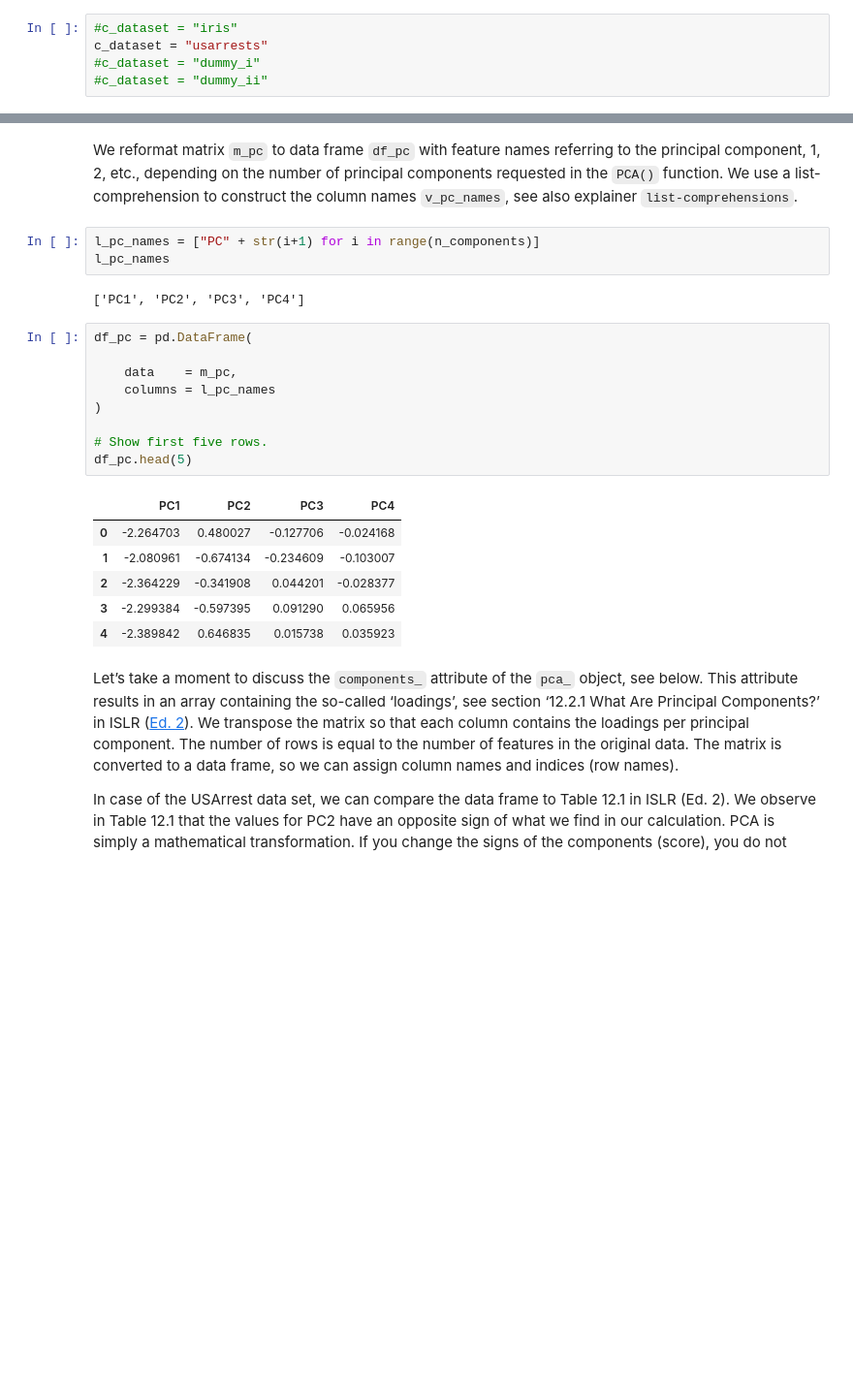
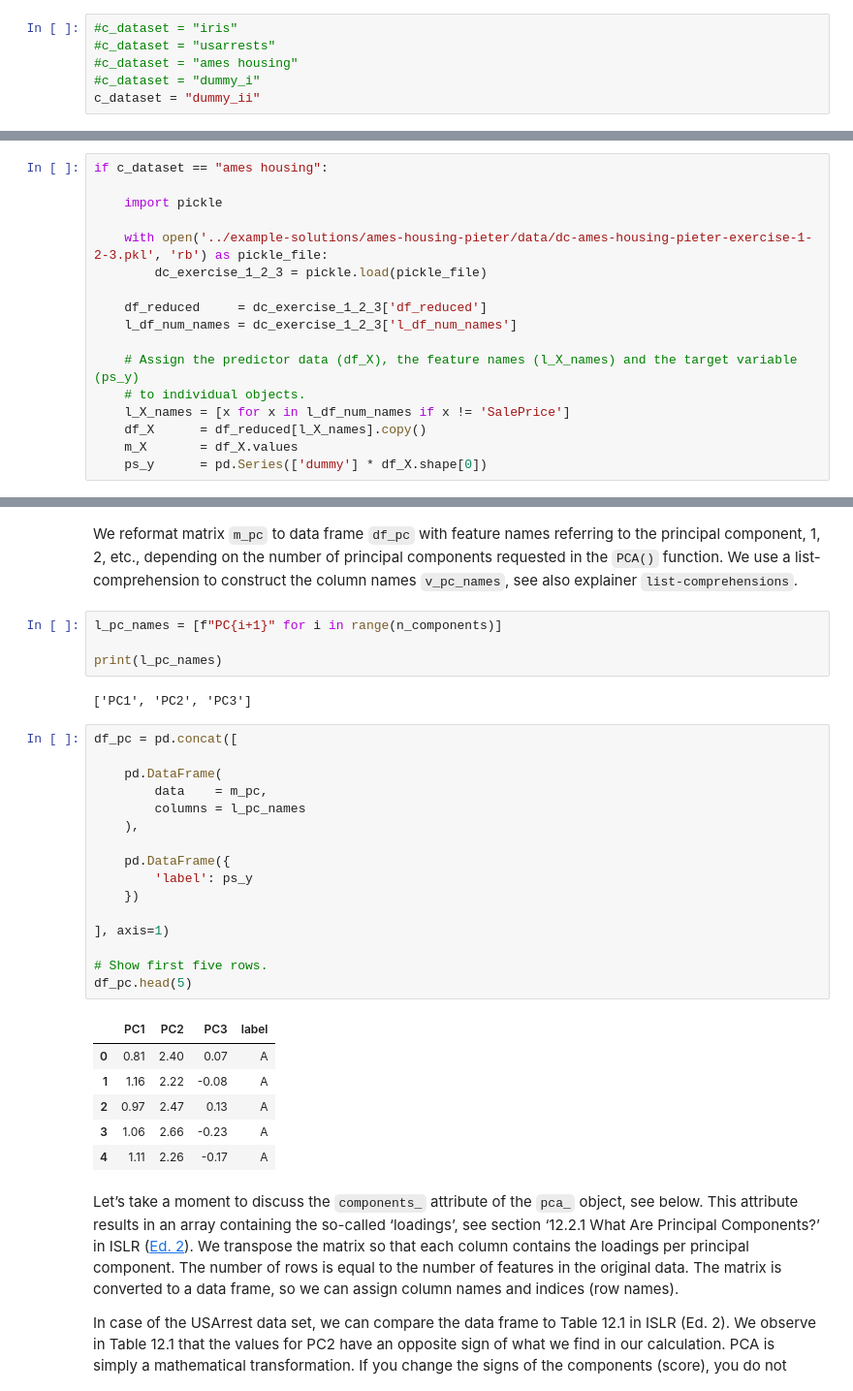
Before and after one commit to EAISI/machine-learning-with-python-explainers, a Jupyter notebook: ml-explainers/how-does-pca-work.ipynb, the cells around one changed output, grey strips where cells are left out. Shown at 97% size. Cells and saved outputs as stored; diff of their text form; blank space fills up the shorter version.

```diff
--- a/ml-explainers/how-does-pca-work.ipynb
+++ b/ml-explainers/how-does-pca-work.ipynb
@@ -52,9 +62,10 @@ With this notebook you can test PCA on four data sources:
 > **The same analysis can be done with any of these four data sets, just select the one you want below by removing the '#'.**
 # %%
 #c_dataset = "iris"
-c_dataset = "usarrests"
+#c_dataset = "usarrests"
+#c_dataset = "ames housing"
 #c_dataset = "dummy_i"
-#c_dataset = "dummy_ii"
+c_dataset = "dummy_ii"
 # %% [markdown]
 ##### Iris dataset
 
@@ -93,3 +107,20 @@ if c_dataset == "usarrests":
+# %%
+if c_dataset == "ames housing":
+
+    import pickle
+
+    with open('../example-solutions/ames-housing-pieter/data/dc-ames-housing-pieter-exercise-1-2-3.pkl', 'rb') as pickle_file:
+        dc_exercise_1_2_3 = pickle.load(pickle_file)
+
+    df_reduced     = dc_exercise_1_2_3['df_reduced']
+    l_df_num_names = dc_exercise_1_2_3['l_df_num_names']
+
+    # Assign the predictor data (df_X), the feature names (l_X_names) and the target variable (ps_y)
+    # to individual objects.
+    l_X_names = [x for x in l_df_num_names if x != 'SalePrice']
+    df_X      = df_reduced[l_X_names].copy()
+    m_X       = df_X.values
+    ps_y      = pd.Series(['dummy'] * df_X.shape[0])
 # %% [markdown]
 ##### Dummy dataset I
 
@@ -336,26 +380,34 @@ number of principal components requested in the `PCA()` function. We use
 a list-comprehension to construct the column names `v_pc_names`, see
 also explainer `list-comprehensions`.
 # %%
-l_pc_names = ["PC" + str(i+1) for i in range(n_components)]
-l_pc_names
+l_pc_names = [f"PC{i+1}" for i in range(n_components)]
+
+print(l_pc_names)
 # %% [output]
-['PC1', 'PC2', 'PC3', 'PC4']
+['PC1', 'PC2', 'PC3']
 # %%
-df_pc = pd.DataFrame(
+df_pc = pd.concat([
 
-    data    = m_pc,
-    columns = l_pc_names
-)
+    pd.DataFrame(
+        data    = m_pc,
+        columns = l_pc_names
+    ),
+
+    pd.DataFrame({
+        'label': ps_y
+    })
+
+], axis=1)
 
 # Show first five rows.
 df_pc.head(5)
 # %% [output]
-|  | PC1 | PC2 | PC3 | PC4 |
-| 0 | -2.264703 | 0.480027 | -0.127706 | -0.024168 |
-| 1 | -2.080961 | -0.674134 | -0.234609 | -0.103007 |
-| 2 | -2.364229 | -0.341908 | 0.044201 | -0.028377 |
-| 3 | -2.299384 | -0.597395 | 0.091290 | 0.065956 |
-| 4 | -2.389842 | 0.646835 | 0.015738 | 0.035923 |
+|  | PC1 | PC2 | PC3 | label |
+| 0 | 0.81 | 2.40 | 0.07 | A |
+| 1 | 1.16 | 2.22 | -0.08 | A |
+| 2 | 0.97 | 2.47 | 0.13 | A |
+| 3 | 1.06 | 2.66 | -0.23 | A |
+| 4 | 1.11 | 2.26 | -0.17 | A |
 # %% [markdown]
 Let’s take a moment to discuss the `components_` attribute of the `pca_`
 object, see below. This attribute results in an array containing the
```
Also changed, not shown: parts of 25 cells of this notebook, 3 other files.
